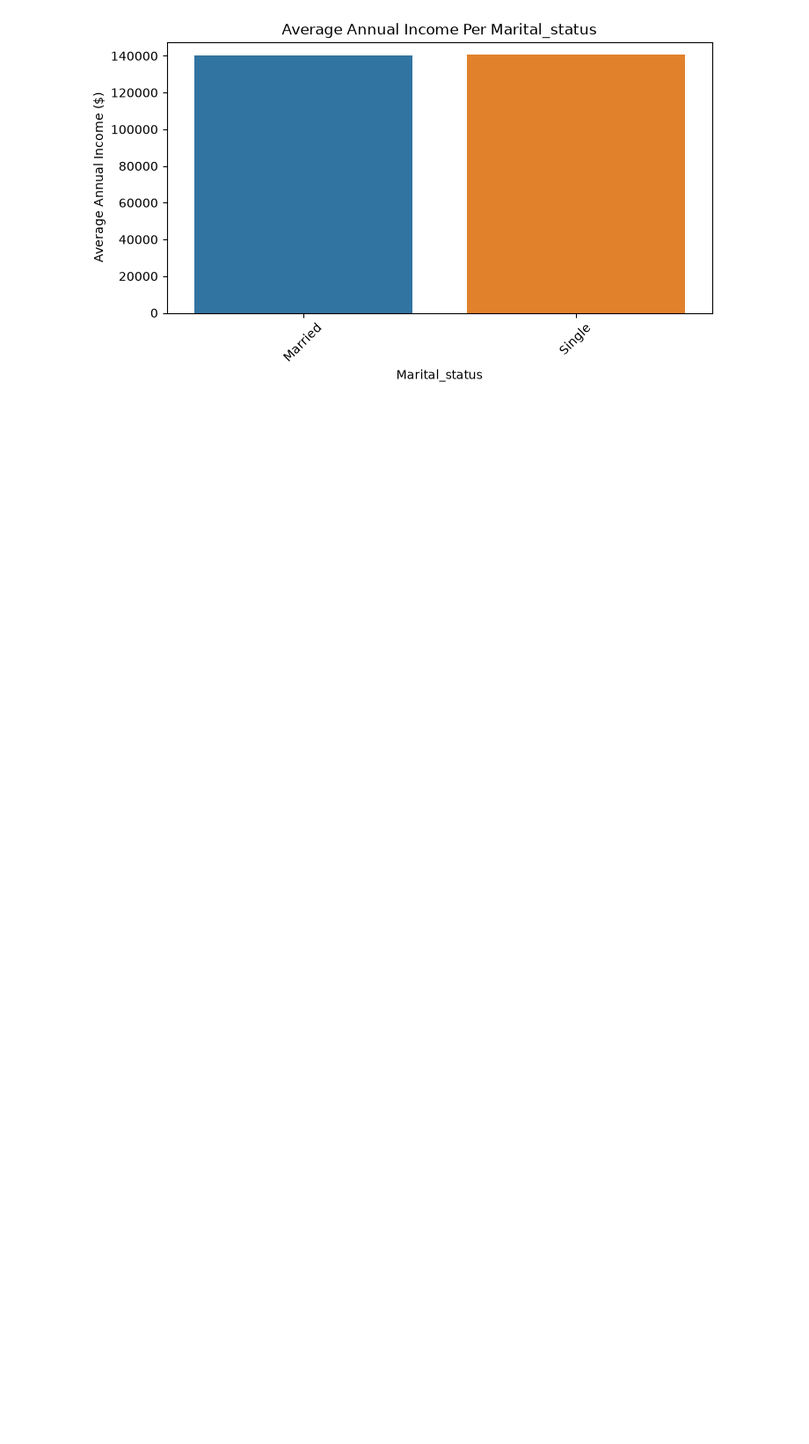
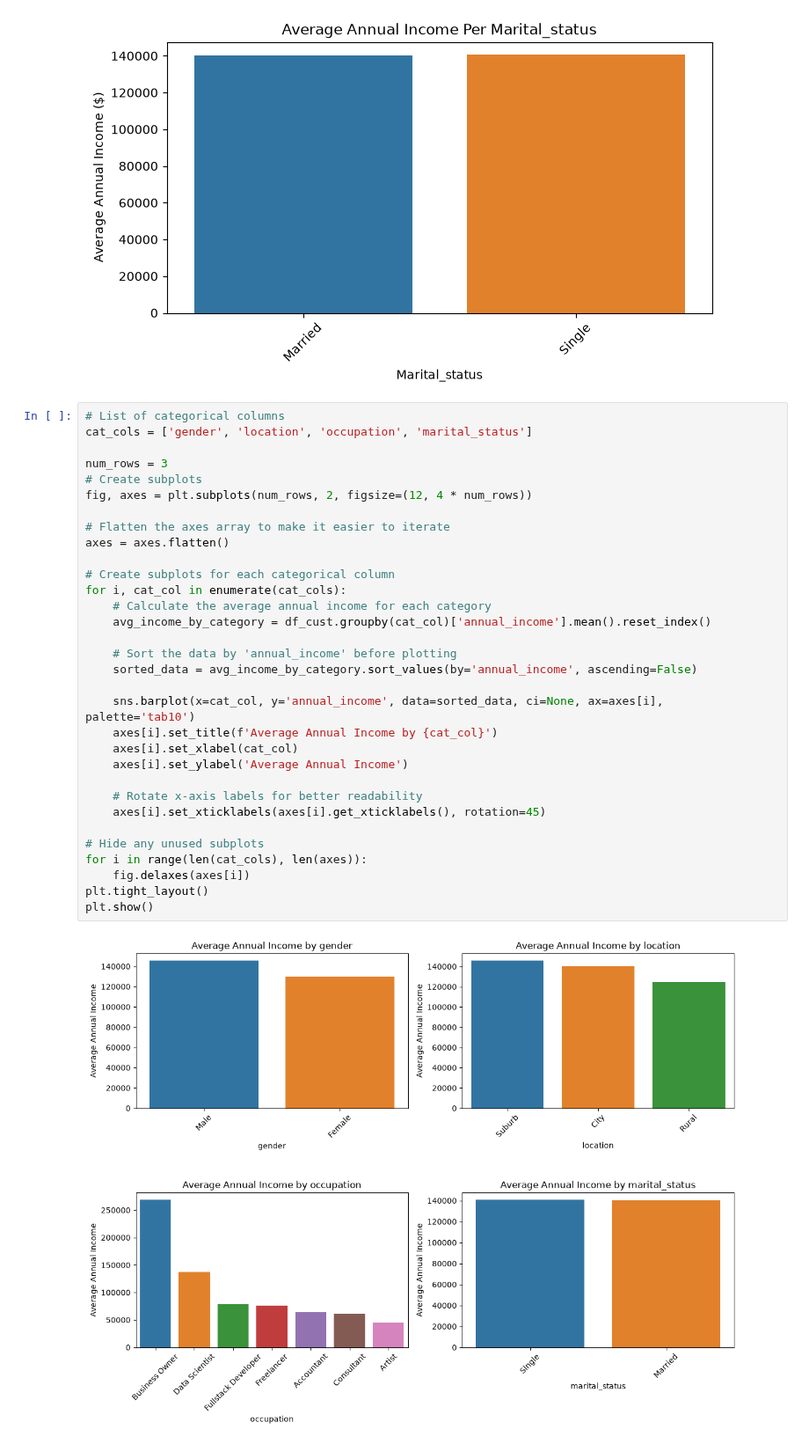
Before and after one commit to Sanjeev20240/Credit-card-analysis, a Jupyter notebook: phase_01_.ipynb, the cells around one changed output. Shown at 88% size. Saved outputs shown, nothing was run; the diff lists cells and outputs as text; blank space fills up the shorter version.

```diff
--- a/phase_01_.ipynb
+++ b/phase_01_.ipynb
@@ -196,3 +211,37 @@ for col in categorical_columns:
 [figure]
 [figure]
 [figure]
+# %%
+# List of categorical columns
+cat_cols = ['gender', 'location', 'occupation', 'marital_status']
+
+num_rows = 3
+# Create subplots
+fig, axes = plt.subplots(num_rows, 2, figsize=(12, 4 * num_rows))
+
+# Flatten the axes array to make it easier to iterate
+axes = axes.flatten()
+
+# Create subplots for each categorical column
+for i, cat_col in enumerate(cat_cols):
+    # Calculate the average annual income for each category
+    avg_income_by_category = df_cust.groupby(cat_col)['annual_income'].mean().reset_index()
+
+    # Sort the data by 'annual_income' before plotting
+    sorted_data = avg_income_by_category.sort_values(by='annual_income', ascending=False)
+
+    sns.barplot(x=cat_col, y='annual_income', data=sorted_data, ci=None, ax=axes[i], palette='tab10')
+    axes[i].set_title(f'Average Annual Income by {cat_col}')
+    axes[i].set_xlabel(cat_col)
+    axes[i].set_ylabel('Average Annual Income')
+
+    # Rotate x-axis labels for better readability
+    axes[i].set_xticklabels(axes[i].get_xticklabels(), rotation=45)
+
+# Hide any unused subplots
+for i in range(len(cat_cols), len(axes)):
+    fig.delaxes(axes[i])
+plt.tight_layout()
+plt.show()
+# %% [output]
+[figure, added]
```
Also changed, not shown: parts of 29 cells of this notebook, 2 other files.
